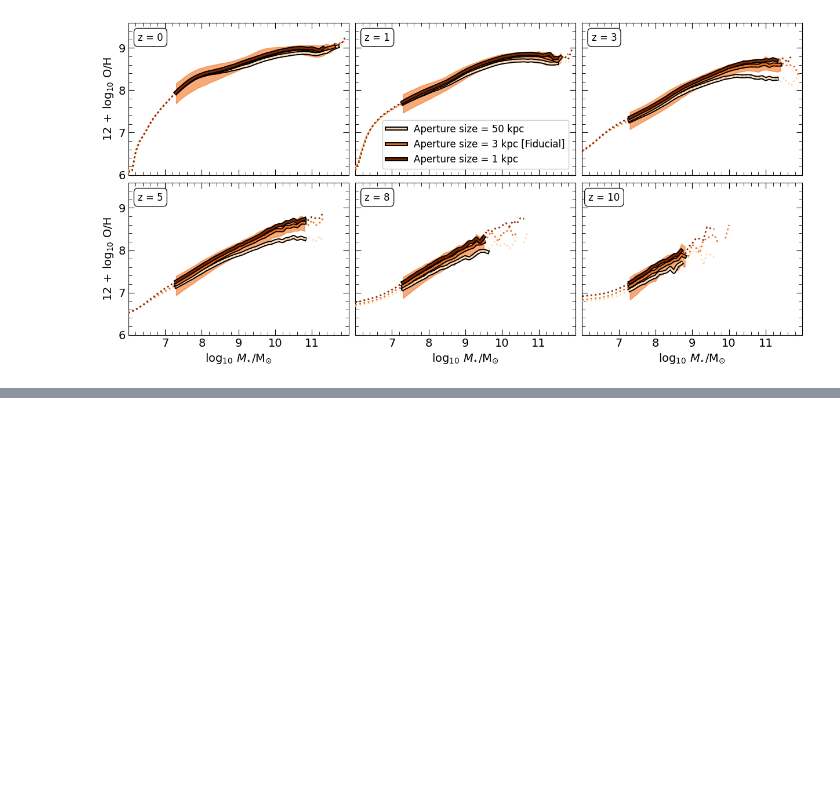
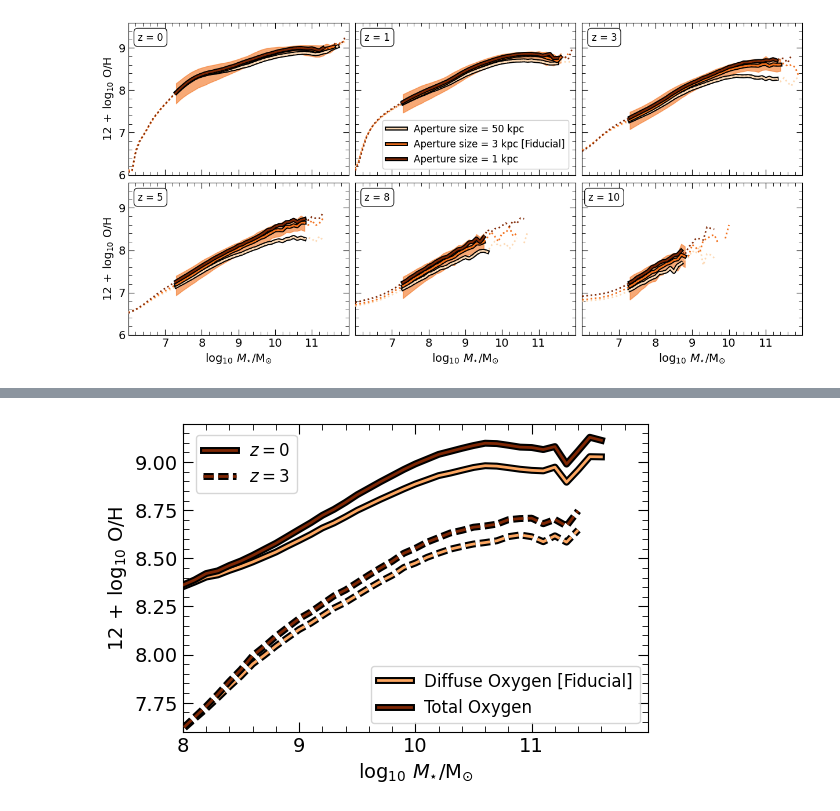
Before and after one commit to psharda/colibre_mzr_sharda26, a Jupyter notebook: plotting_scripts.ipynb, the cells around one changed output, grey strips where cells are left out. Cells and saved outputs as stored; diff of their text form; code cells hidden in the pictures; blank space fills up the shorter version.

```diff
--- a/plotting_scripts.ipynb
+++ b/plotting_scripts.ipynb
@@ -1027,0 +1058,37 @@ Cell took 0.23 s
+# %%
+_tstart = time.time()
+f, ax = plt.subplots(1,1,figsize=(6,4))
+fontsize=14
+
+snaps = ['0127', '0092', '0064', '0048', '0026', '0018']
+zz = [0, 1, 3, 5, 8, 10]
+cmap = plt.cm.Oranges
+colorss = cmap(np.linspace(0.4, 1, 2))
+
+idx=0
+bb=np.load(simpath+f'dustdepl_mzr_{snaps[idx]}.npz')
+ax.plot(bb['bin_centers'], bb['medians'], lw=2, c=colorss[0], zorder=zorder, path_effects=PATH_EFFECTS, label=r'Diffuse Oxygen [Fiducial]')
+ax.plot(bb['bin_centers2'], bb['medians2'], lw=2, c=colorss[1], zorder=zorder, path_effects=PATH_EFFECTS, label=r'Total Oxygen')
+
+idx=2
+bb=np.load(simpath+f'dustdepl_mzr_{snaps[idx]}.npz')
+ax.plot(bb['bin_centers'], bb['medians'], lw=2, c=colorss[0], zorder=zorder, path_effects=PATH_EFFECTS, ls='dashed')
+ax.plot(bb['bin_centers2'], bb['medians2'], lw=2, c=colorss[1], zorder=zorder, path_effects=PATH_EFFECTS, ls='dashed')
+
+set_allticks(ax, fontsize=fontsize)
+ax.set_ylim(7.6, 9.2)
+ax.set_xlim(8, 12)
+ax.set_xlabel(r'$\log_{10}\,M_{\star}/\rm{M_{\odot}}$', fontsize=fontsize)
+ax.set_ylabel(r'$12\,+\,\log_{10}\,\rm{O/H}$', fontsize=fontsize)
+ax.set_xticks([8, 9, 10, 11])
+
+lines=ax.get_lines()
+aa=len(lines)-1
+legend2 = ax.legend([lines[i] for i in [aa-2, aa]], [r'$z=0$', r'$z=3$'],
+                     loc='upper left', fontsize=fontsize-2, ncol=1, bbox_to_anchor=(0.01, 0.99))
+ax.add_artist(legend2)
+ax.legend(fontsize=fontsize-2, loc='lower right')
+
+#f.savefig('Figure16.pdf', bbox_inches='tight')
+print(f"Cell took {time.time() - _tstart:.2f} s")
+# %% [output]
@@ -1027,0 +1096 @@ Cell took 0.23 s
+[figure, added]
```
Also changed, not shown: parts of 2 cells of this notebook, 6 other files.
